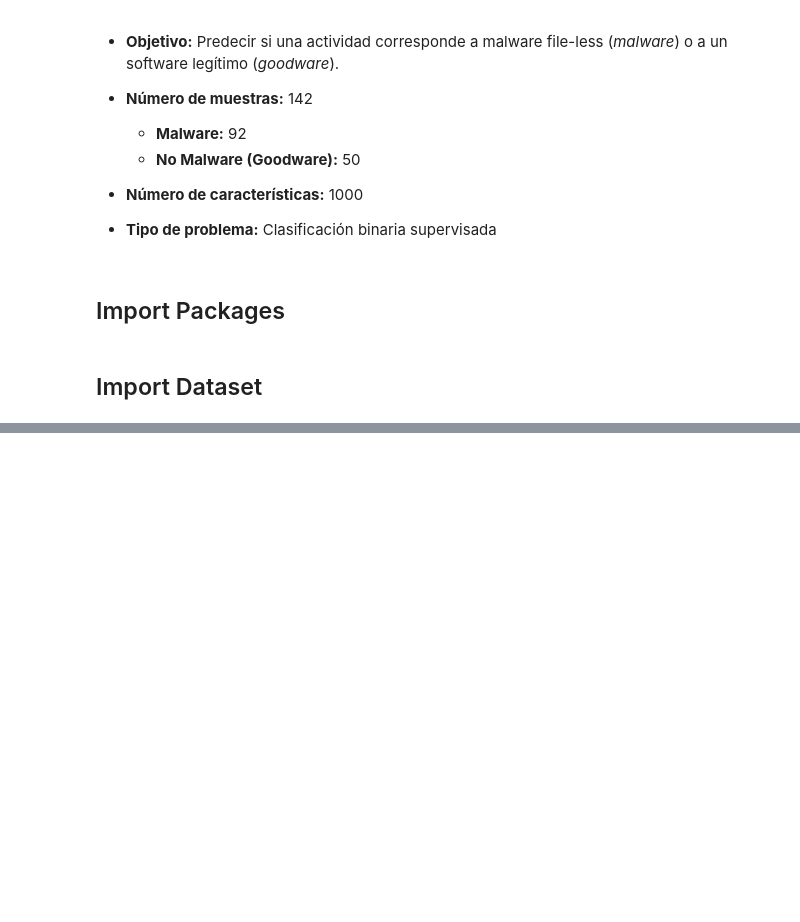
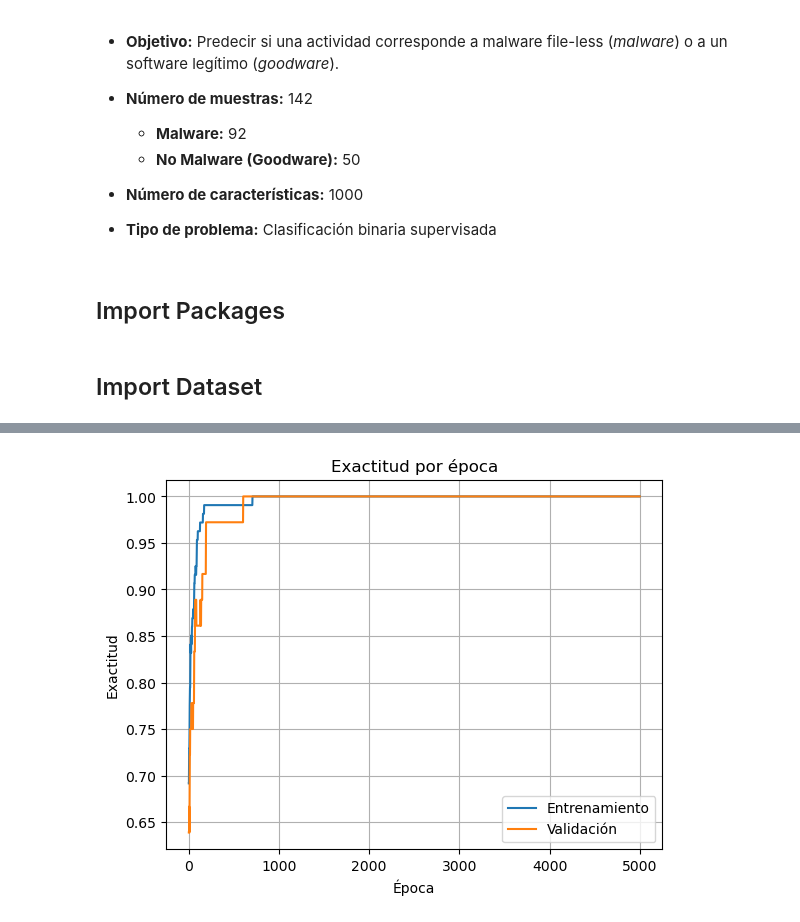
Before and after one commit to luchoxiii/Cyber_Securitys, a Jupyter notebook: Modelos/Malware.ipynb, the cells around one changed output, grey strips where cells are left out. Drawn from its saved outputs; the diff is of its cells as text; code cells hidden in the pictures; blank space fills up the shorter version.

```diff
--- a/Modelos/Malware.ipynb
+++ b/Modelos/Malware.ipynb
@@ -37,0 +192,5 @@ df.head()
+# %%
+# División en conjunto de entrenamiento y prueba
+
+x_entrenamiento, x_prueba, y_entrenamiento_onehot, y_prueba_onehot = \
+    train_test_split(caracteristicas_normalizadas, etiquetas_onehot, test_size=0.25, random_state=0)
@@ -37,0 +284,27 @@ df.head()
+# %%
+# Placeholders
+
+# Convertir y_train_onehot y y_test_onehot en formato adecuado si aún no lo están
+y_entrenamiento_cat = np.array(y_entrenamiento_onehot)
+y_prueba_cat = np.array(y_prueba_onehot)
+
+# Modelo secuencial (equivalente a tus capas densas)
+modelo = Sequential([
+    Dense(30, activation='relu', input_shape=(num_caracteristicas,)),
+    Dense(25, activation='relu'),
+    Dense(10, activation='relu'),
+    Dense(5, activation='relu'),
+    Dense(num_etiquetas, activation='softmax')
+])
+
+# Compilar el modelo
+modelo.compile(optimizer=SGD(learning_rate=0.001),
+               loss='categorical_crossentropy',
+               metrics=['accuracy'])
+# %%
+# Entrenar el modelo
+historial = modelo.fit(x_entrenamiento, y_entrenamiento_cat,
+                       epochs=5000,
+                       batch_size=32,
+                       validation_data=(x_prueba, y_prueba_cat),
+                       verbose=1)
@@ -37,0 +329,13 @@ df.head()
+# %%
+import matplotlib.pyplot as plt
+
+plt.plot(historial.history['accuracy'], label='Entrenamiento')
+plt.plot(historial.history['val_accuracy'], label='Validación')
+plt.xlabel('Época')
+plt.ylabel('Exactitud')
+plt.title('Exactitud por época')
+plt.legend()
+plt.grid(True)
+plt.show()
+# %% [output]
+[figure, added]
```
Also changed, not shown: parts of 22 cells of this notebook.
